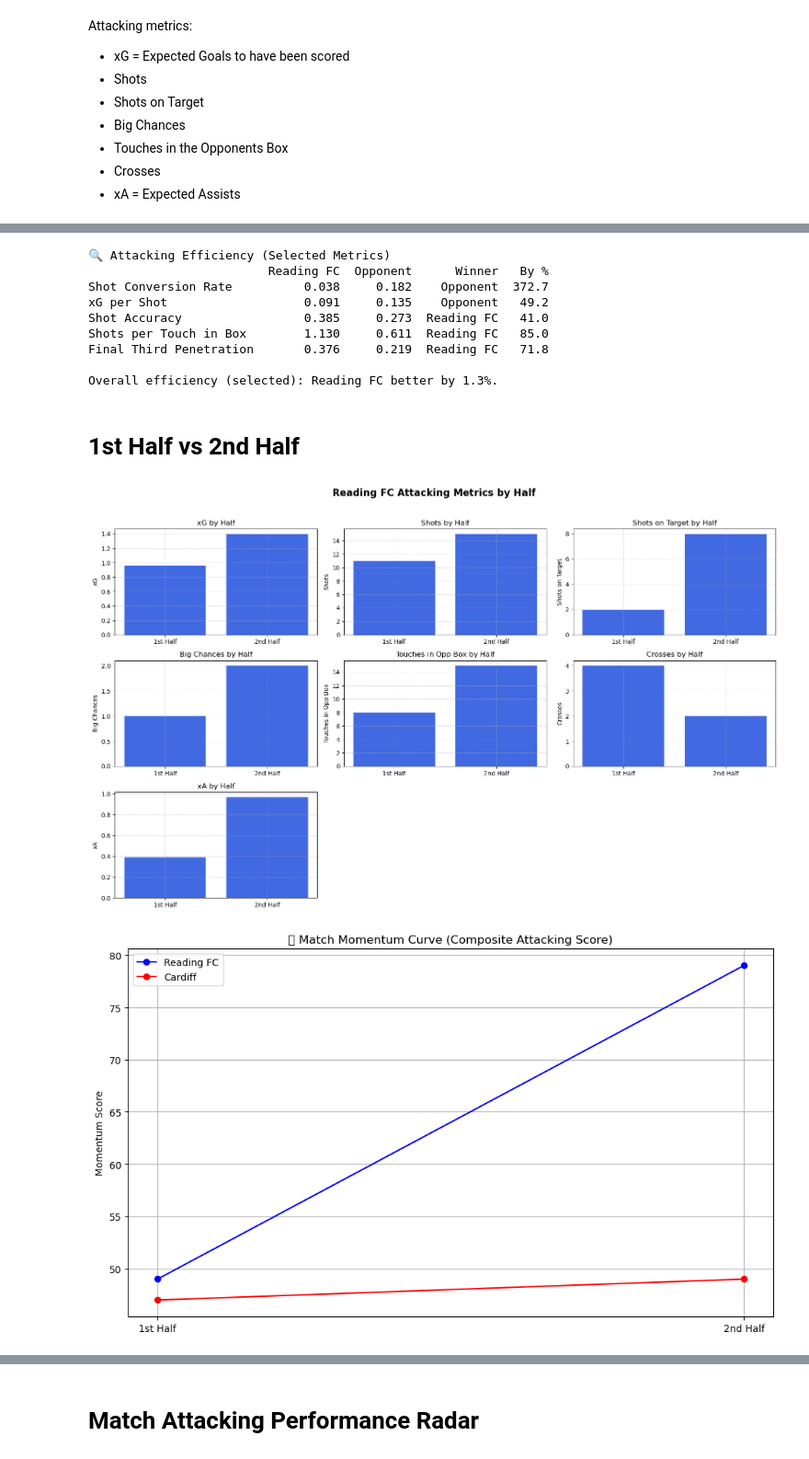
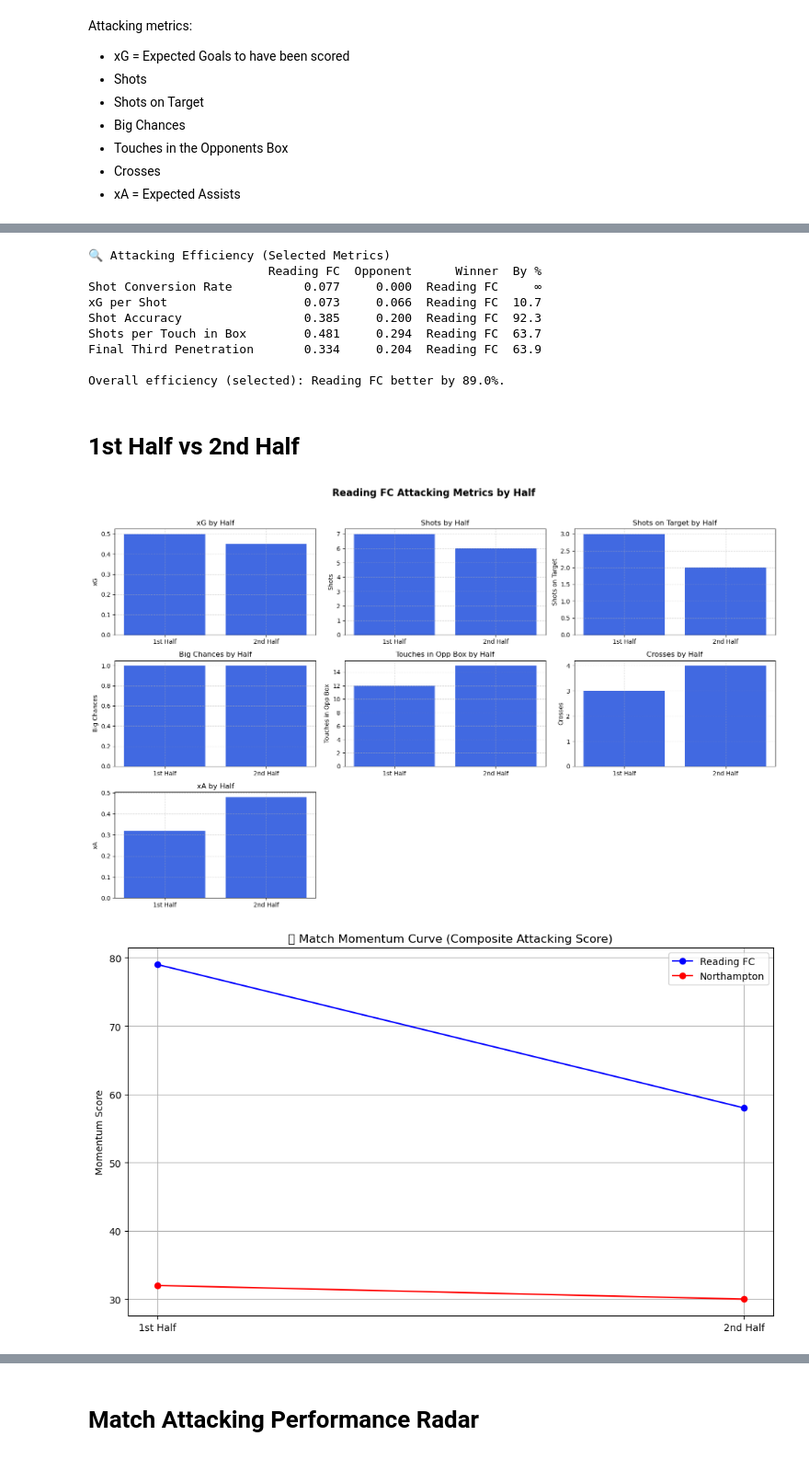
Before and after one commit to abryantgithub/Football_Analysis, a Jupyter notebook: notebooks/match-reports/Northampton.ipynb, the cells around one changed output, grey strips where cells are left out. Shown at 92% size. Saved outputs shown, nothing was run; the diff lists cells and outputs as text; code cells hidden in the pictures.

```diff
--- a/notebooks/match-reports/Northampton.ipynb
+++ b/notebooks/match-reports/Northampton.ipynb
@@ -22,9 +22,9 @@ import numpy as np
 df = pd.read_csv('../../data/rfc_matchdata.csv')
 
 # Filtering for Mansfield at Home
-df_cardiff_away = df[(df["Opponent"] == "Cardiff") & (df["Venue"] == "A")].reset_index(drop=True)
+df_northampton_home = df[(df["Opponent"] == "Northampton") & (df["Venue"] == "H")].reset_index(drop=True)
 
-match = df_cardiff_away.iloc[0]
+match = df_northampton_home.iloc[0]
 # %% [markdown]
 - "rfc" = Reading FC based stat
 - "opp" = Opponent based stat
@@ -321,14 +321,14 @@ print(eff_df)
 print("\n" + overall_summary)
 # %% [output]
 🔍 Attacking Efficiency (Selected Metrics)
-                         Reading FC  Opponent      Winner   By %
-Shot Conversion Rate          0.038     0.182    Opponent  372.7
-xG per Shot                   0.091     0.135    Opponent   49.2
-Shot Accuracy                 0.385     0.273  Reading FC   41.0
-Shots per Touch in Box        1.130     0.611  Reading FC   85.0
-Final Third Penetration       0.376     0.219  Reading FC   71.8
+                         Reading FC  Opponent      Winner  By %
+Shot Conversion Rate          0.077     0.000  Reading FC     ∞
+xG per Shot                   0.073     0.066  Reading FC  10.7
+Shot Accuracy                 0.385     0.200  Reading FC  92.3
+Shots per Touch in Box        0.481     0.294  Reading FC  63.7
+Final Third Penetration       0.334     0.204  Reading FC  63.9
 
-Overall efficiency (selected): Reading FC better by 1.3%.
+Overall efficiency (selected): Reading FC better by 89.0%.
 # %% [markdown]
 # 1st Half vs 2nd Half
 # %%
@@ -361,7 +361,7 @@ plt.suptitle("Reading FC Attacking Metrics by Half", fontsize=16, weight='bold')
 plt.tight_layout(rect=[0, 0, 1, 0.96])
 plt.show()
 # %% [output]
-[figure, old version]
+[figure, new version]
 # %%
 # Reading attacking intent per half (normalized)
 rfc_attack_1st = (
@@ -375,35 +375,35 @@ rfc_attack_2nd = (
     match['rfc_Passes_In_Final_Third_2nd']
 )
 
 opp_attack_1st = (
     match['opp_Shots_1st'] +
     match['opp_Touches_In_Opp_Box_1st'] +
     match['opp_Passes_In_Final_Third_1st']
 )
 opp_attack_2nd = (
     match['opp_Shots_2nd'] +
     match['opp_Touches_In_Opp_Box_2nd'] +
     match['opp_Passes_In_Finals_Third_2nd']
 )
 
 # Momentum score
 rfc_momentum = [rfc_attack_1st, rfc_attack_2nd]
 opp_momentum = [opp_attack_1st, opp_attack_2nd]
 
 # Plot
 plt.figure(figsize=(10, 6))
 plt.plot([0, 1], rfc_momentum, label='Reading FC', color='blue', marker='o')
-plt.plot([0, 1], opp_momentum, label='Cardiff', color='red', marker='o')
+plt.plot([0, 1], opp_momentum, label='Northampton', color='red', marker='o')
 
 plt.xticks([0, 1], ['1st Half', '2nd Half'])
 plt.title("📊 Match Momentum Curve (Composite Attacking Score)")
 plt.ylabel("Momentum Score")
 plt.grid(True)
 plt.legend()
 plt.tight_layout()
 plt.show()
 # %% [output]
-[figure, old version]
+[figure, new version]
 # %%
 touches_per_f3_pass = match['rfc_Touches_In_Opp_Box'] / match['rfc_Passes_In_Final_Third'] if match['rfc_Passes_In_Final_Third'] else 0
 print(f"Final Third Penetration & Threat by Reading FC: {touches_per_f3_pass:.2f}")
```
Also changed, not shown: parts of 28 cells of this notebook.
